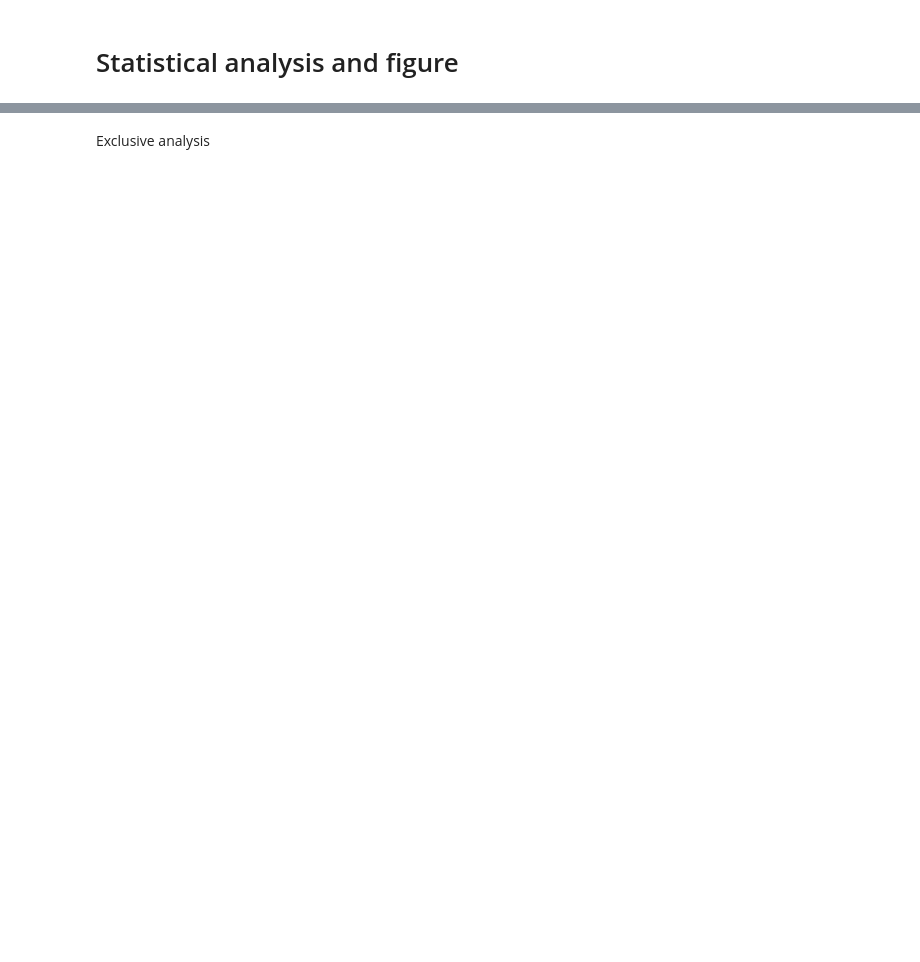
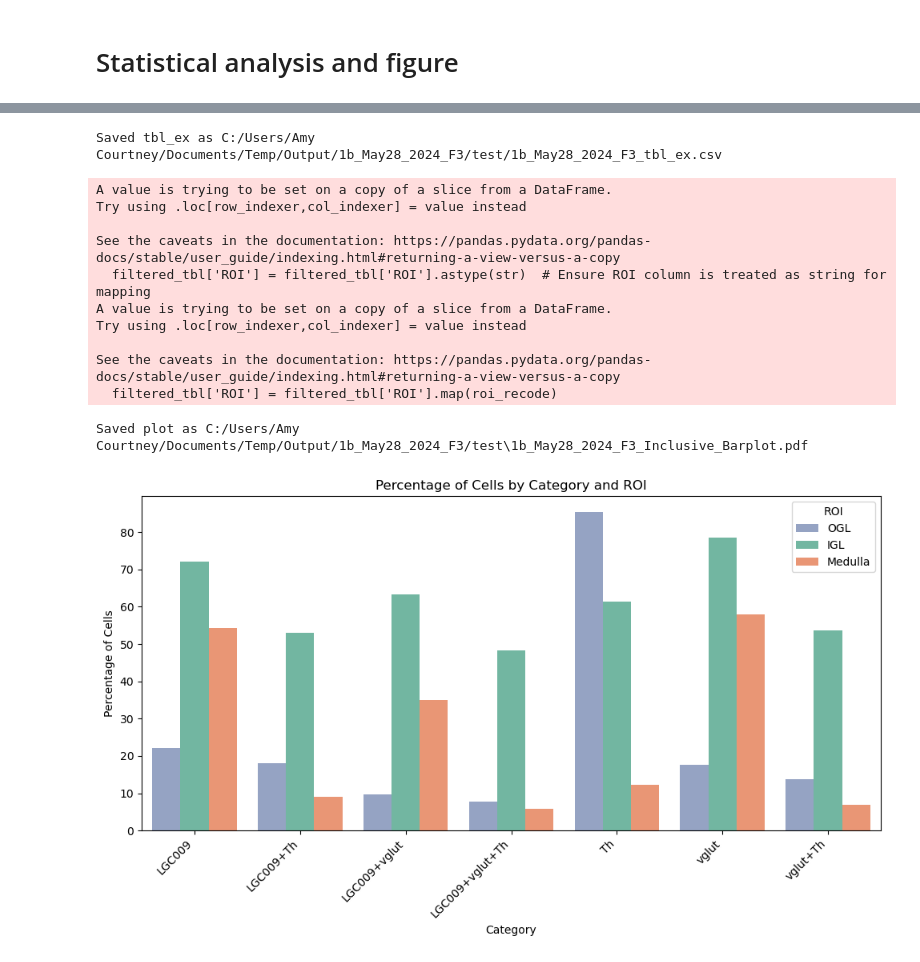
Before and after one commit to jboulanger/fish-octopus, a Jupyter notebook: 4_Visualization.ipynb, the cells around one changed output, grey strips where cells are left out. Drawn from its saved outputs; the diff is of its cells as text; code cells hidden in the pictures; blank space fills up the shorter version.

```diff
--- a/4_Visualization.ipynb
+++ b/4_Visualization.ipynb
@@ -391,11 +523,16 @@ Report the percentable of cell positive for each combination of channel if the c
 # %%
-# table with fraction of cells vs  total number of cell in the region
+# Your original data processing code to create tbl_in
 tbl_in = (
     codes_in.merge(df[["label", "roi"]], on="label")
     .drop(columns=["label"])
     .groupby("roi")  # group per roi
     .agg(["count", "sum"])  # count cell and positive cells
     .groupby(axis=1, level=0)  # group per category
-    .apply(lambda df: 100 * df[df.columns[1]] / df[df.columns[0]])
-)  # ratio
-tbl_in
+    .apply(lambda df: 100 * df[df.columns[1]] / df[df.columns[0]])  # ratio
+)
+
+# Save tbl_in as CSV
+csv_filename = f"{save_folder}/{Image_Name}_tbl_in.csv"
+tbl_in.to_csv(csv_filename)
+
+print(f"Saved tbl_in as {csv_filename}")
@@ -407,5 +541,3 @@ plt.title("Percentage of cell per ROI per category (inclusive)")
-# %% [markdown]
-Exclusive analysis
 # %%
 tbl_ex = (
     codes_ex.merge(df[["label", "roi"]], on="label")
@@ -416,3 +548,12 @@ tbl_ex = (
 tbl_ex["category"] = ["+".join(decoder_ex[x]) for x in tbl_ex["id"]]
 tbl_ex = tbl_ex.pivot_table(values="label", columns="category", index="roi")
 tbl_ex = tbl_ex.apply(lambda x: 100 * x / x.sum(), axis=1)
+tbl_ex
+
+# Save tbl_ex as CSV
+csv_filename = f"{save_folder}/{Image_Name}_tbl_ex.csv"
+tbl_ex.to_csv(csv_filename)
+
+print(f"Saved tbl_ex as {csv_filename}")
+# %% [output]
+Saved tbl_ex as C:/Users/Amy Courtney/Documents/Temp/Output/1b_May28_2024_F3/test/1b_May28_2024_F3_tbl_ex.csv
@@ -421,0 +560,56 @@ plt.title("Percentage of cell per ROI per category (exclusive)")
+# %%
+#tbl in bar plot all
+tbl_in_transposed = tbl_in.T
+tbl_long = tbl_in_transposed.reset_index().melt(id_vars=['index'], var_name='ROI', value_name='Percentage')
+filtered_tbl = tbl_long[tbl_long['ROI'] != 0]
+
+# Change ROI values
+# Change ROI values using map function
+roi_recode = {"1.0": "OGL", "2.0": "IGL", "3.0": "Medulla"}
+filtered_tbl['ROI'] = filtered_tbl['ROI'].astype(str)  # Ensure ROI column is treated as string for mapping
+filtered_tbl['ROI'] = filtered_tbl['ROI'].map(roi_recode)
+# Rename 'index' column to 'category'
+filtered_tbl = filtered_tbl.rename(columns={'index': 'Category'})
+
+# Plotting the grouped bar plot (side-by-side)
+plt.figure(figsize=(10, 6))
+sns.barplot(x='Category', y='Percentage', hue='ROI', data=filtered_tbl,
+            palette={'OGL': '#8da0cb', 'IGL': '#66c2a5', 'Medulla': '#fc8d62'})  # Specify colors
+
+plt.title('Percentage of Cells by Category and ROI')
+plt.xlabel('Category')
+plt.ylabel('Percentage of Cells')
+plt.xticks(rotation=45, ha='right')
+plt.legend(title='ROI')
+
+# Ensure the save folder exists
+os.makedirs(save_folder, exist_ok=True)
+
+# Extract base name of the imported file
+file_path = os.path.join(save_folder, f"{Image_Name}_tbl_in.csv")
+
+# Show the plot and save as PDF and TIFF
+plot_filename_pdf = os.path.join(save_folder, f"{Image_Name}_Inclusive_Barplot.pdf")
+plot_filename_tiff = os.path.join(save_folder, f"{Image_Name}_Inclusive_Barplot.tiff")
+plt.savefig(plot_filename_pdf, format='pdf', bbox_inches='tight')
+# Uncomment the next line if you want to save as TIFF
+# plt.savefig(plot_filename_tiff, format='tiff', bbox_inches='tight')
+
+print(f"Saved plot as {plot_filename_pdf}")
+# print(f"Saved plot as {plot_filename_tiff}")
+
+plt.tight_layout()
+plt.show()
+# %% [output]
+A value is trying to be set on a copy of a slice from a DataFrame.
+Try using .loc[row_indexer,col_indexer] = value instead
+
+See the caveats in the documentation: https://pandas.pydata.org/pandas-docs/stable/user_guide/indexing.html#returning-a-view-versus-a-copy
+  filtered_tbl['ROI'] = filtered_tbl['ROI'].astype(str)  # Ensure ROI column is treated as string for mapping
+A value is trying to be set on a copy of a slice from a DataFrame.
+Try using .loc[row_indexer,col_indexer] = value instead
+
+See the caveats in the documentation: https://pandas.pydata.org/pandas-docs/stable/user_guide/indexing.html#returning-a-view-versus-a-copy
+  filtered_tbl['ROI'] = filtered_tbl['ROI'].map(roi_recode)
+Saved plot as C:/Users/Amy Courtney/Documents/Temp/Output/1b_May28_2024_F3/test\1b_May28_2024_F3_Inclusive_Barplot.pdf
+[figure, added]
```
Also changed, not shown: parts of 17 cells of this notebook.
